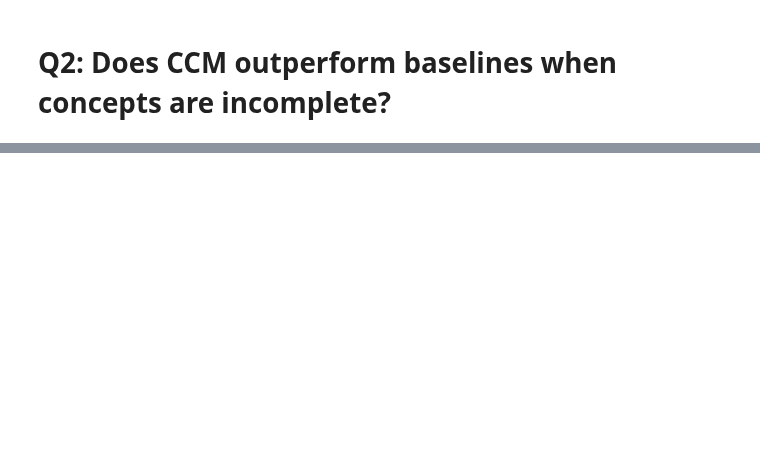
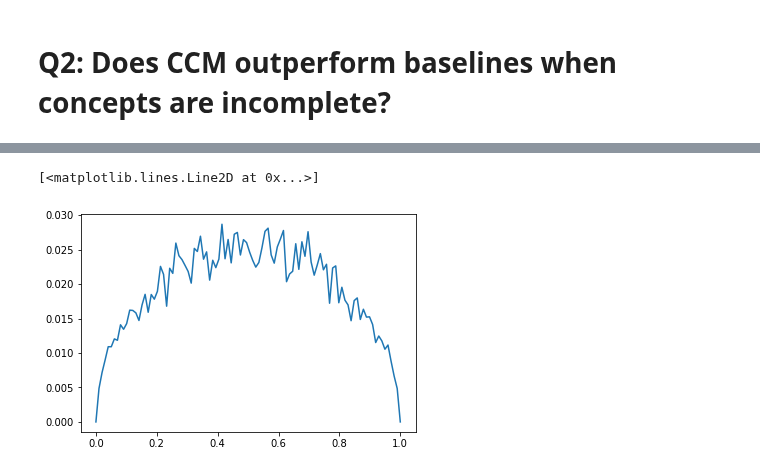
Before and after one commit to nathanwang000/ConceptCredibleModel, a Jupyter notebook: notebooks/Q1_Q2.ipynb, the cells around one changed output, grey strips where cells are left out. Saved outputs shown, nothing was run; the diff lists cells and outputs as text; code cells hidden in the pictures; blank space fills up the shorter version.

```diff
--- a/notebooks/Q1_Q2.ipynb
+++ b/notebooks/Q1_Q2.ipynb
@@ -174,0 +185,10 @@ plt.show()
+# %%
+x = np.linspace(0, 1, 100)
+y = []
+for x_ in x:
+    a, b = get_error(x_)
+    y.append(b-a)
+plt.plot(x, y)
+# %% [output]
+[<matplotlib.lines.Line2D at 0x...>]
+[figure, added]
```
Also changed, not shown: parts of 3 cells of this notebook, 5 other files.
